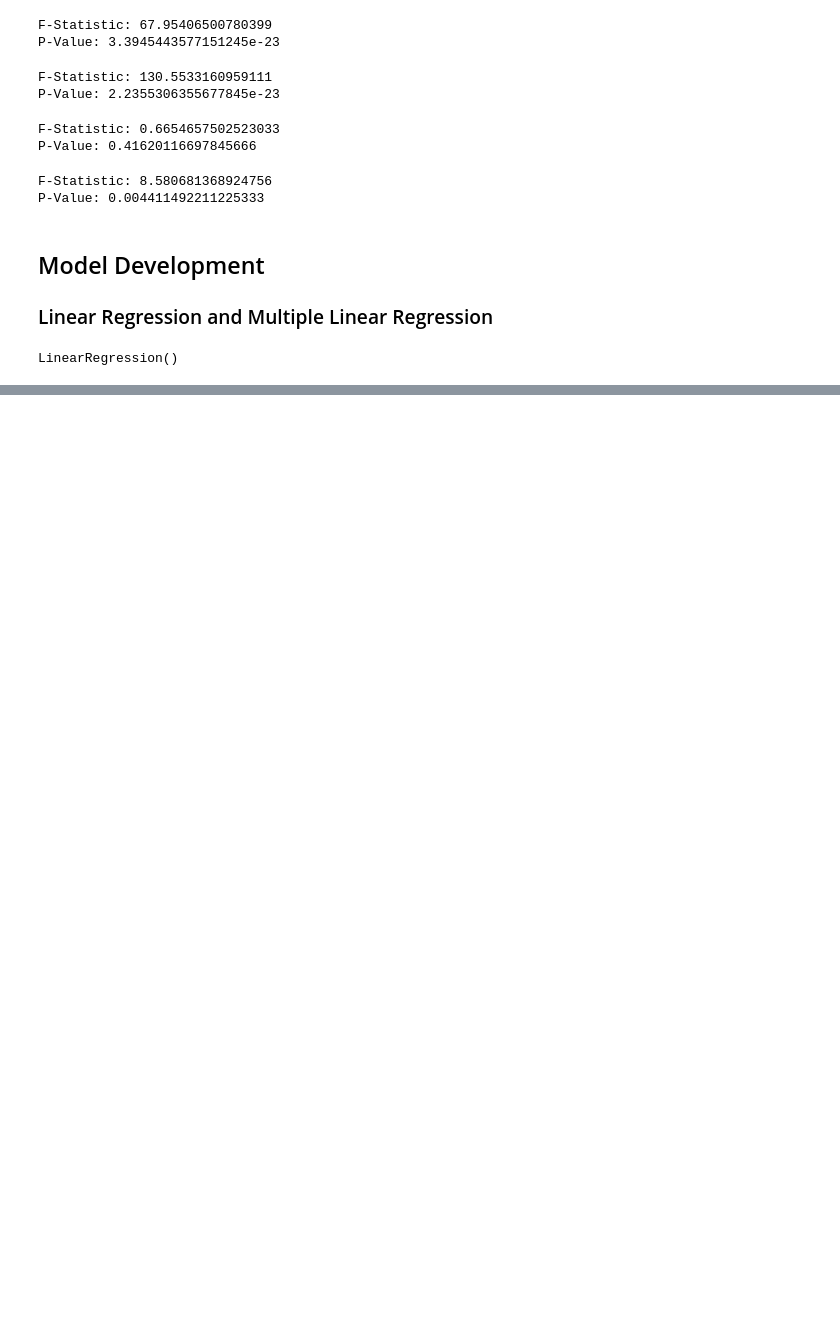
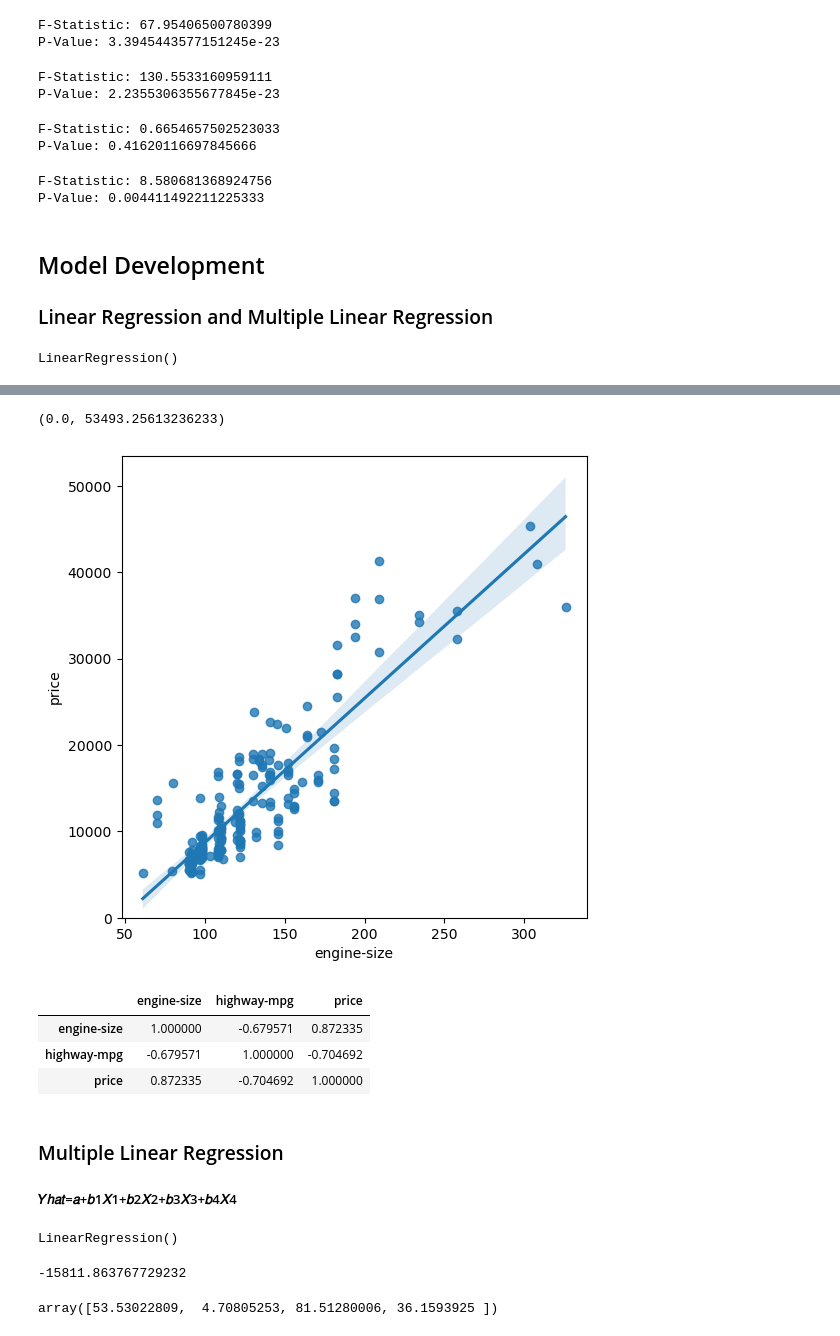
Before and after one commit to thanuja-vitha/PythonProjects, a Jupyter notebook: PredictUsedCarPrice.ipynb, the cells around one changed output, grey strips where cells are left out. Saved outputs shown, nothing was run; the diff lists cells and outputs as text; code cells hidden in the pictures; blank space fills up the shorter version.

```diff
--- a/PredictUsedCarPrice.ipynb
+++ b/PredictUsedCarPrice.ipynb
@@ -478,0 +502,35 @@ Price = -7963.34 + 166.86 x engine-size
+# %%
+width = 6
+height = 6
+plt.figure(figsize=(width, height))
+sns.regplot(x="engine-size", y="price", data=df)
+plt.ylim(0,)
+# %% [output]
+(0.0, 53493.25613236233)
+[figure, added]
+# %%
+# Check the correlation.
+df[["engine-size","highway-mpg","price"]].corr()
+# %% [output]
+|  | engine-size | highway-mpg | price |
+| engine-size | 1.000000 | -0.679571 | 0.872335 |
+| highway-mpg | -0.679571 | 1.000000 | -0.704692 |
+| price | 0.872335 | -0.704692 | 1.000000 |
+# %% [markdown]
+### Multiple Linear Regression
+
+##### 𝑌ℎ𝑎𝑡=𝑎+𝑏1𝑋1+𝑏2𝑋2+𝑏3𝑋3+𝑏4𝑋4
+# %%
+# develop a model using follwing variables as the predictor variables
+Z = df[['horsepower', 'curb-weight', 'engine-size', 'highway-mpg']]
+lm.fit(Z, df['price'])
+# %% [output]
+LinearRegression()
+# %%
+lm.intercept_  #value of the intercept(a)
+# %% [output]
+-15811.863767729232
+# %%
+lm.coef_ #values of the coefficients (b1, b2, b3, b4)
+# %% [output]
+array([53.53022809,  4.70805253, 81.51280006, 36.1593925 ])
```
Also changed, not shown: parts of 53 cells of this notebook.
